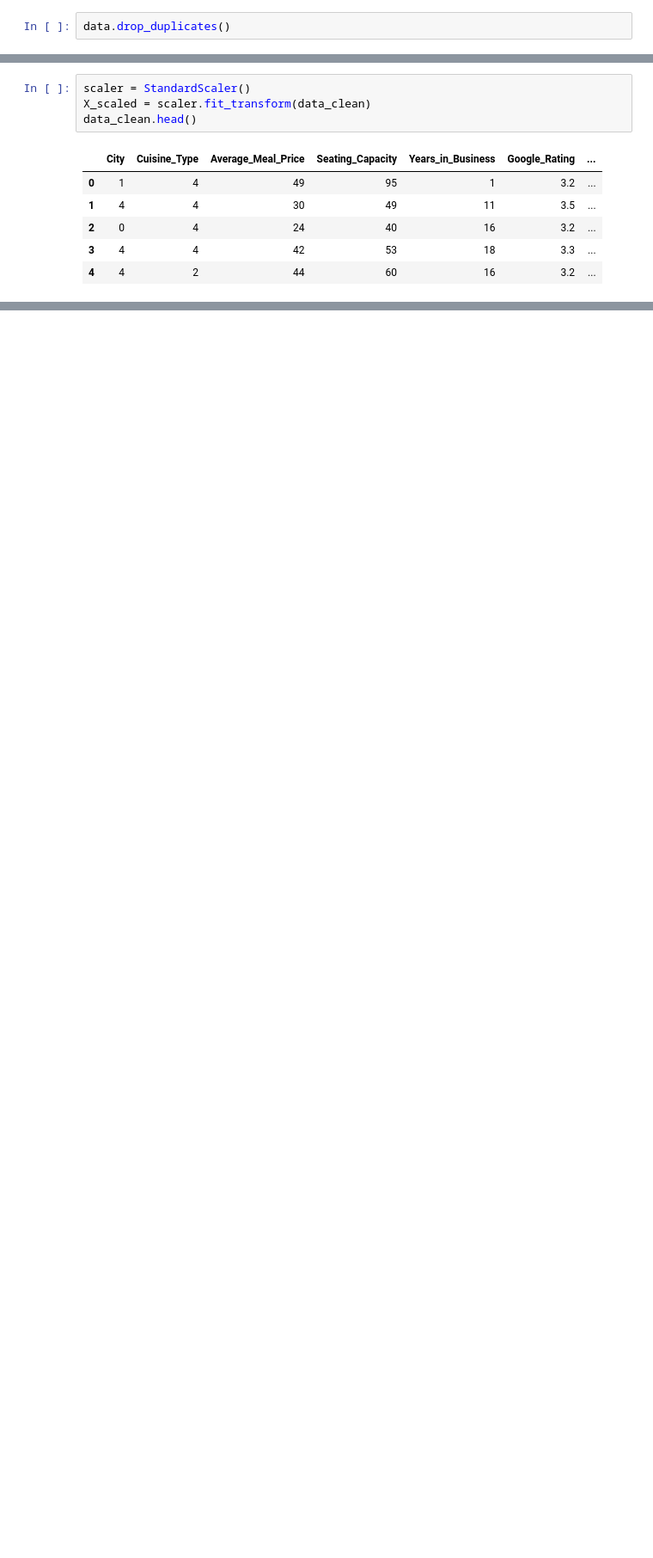
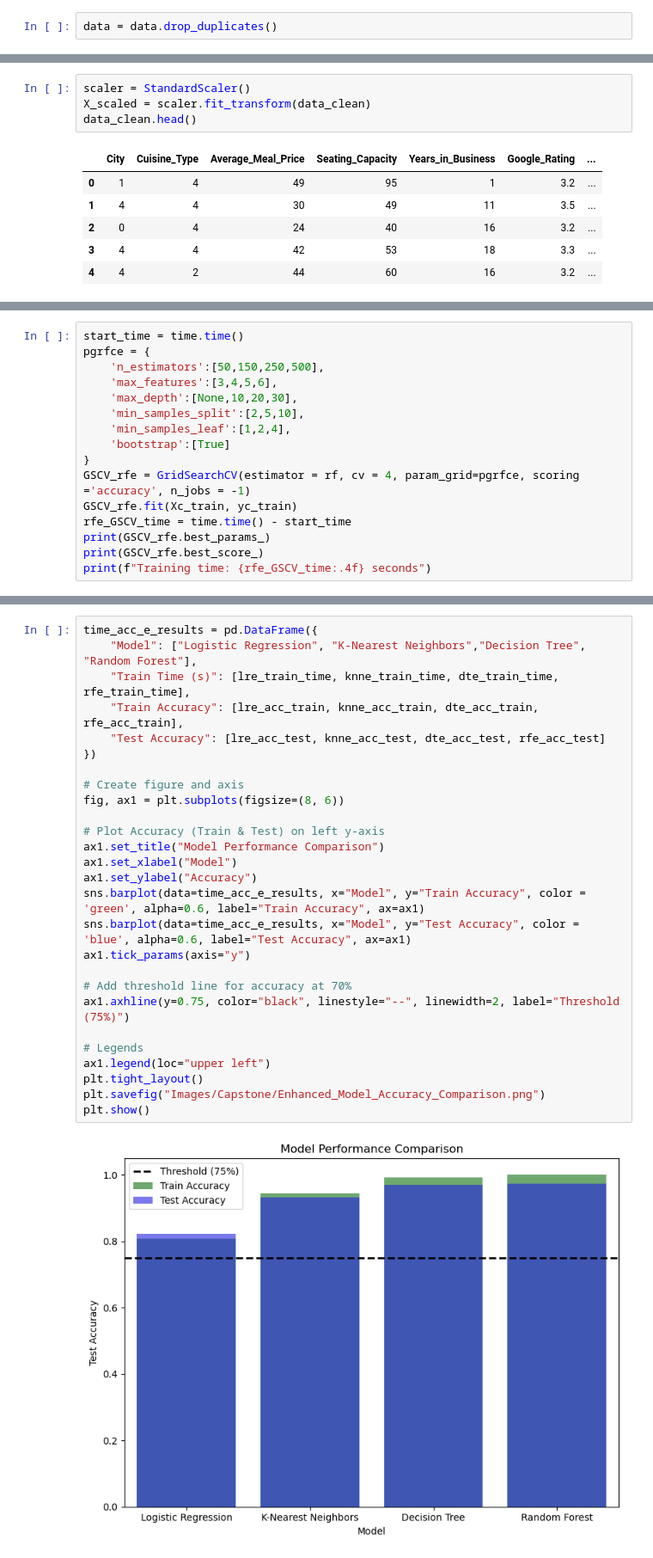
Before and after one commit to MarcusLui9/Restaurant_Success_and_Revenue_Prediction, a Jupyter notebook: Restaurant_Success_and_Revenue_Prediction (3).ipynb, the cells around one changed output, grey strips where cells are left out. Shown at 86% size. Drawn from its saved outputs; the diff is of its cells as text; blank space fills up the shorter version.

```diff
--- a/Restaurant_Success_and_Revenue_Prediction.ipynb
+++ b/Restaurant_Success_and_Revenue_Prediction (3).ipynb
@@ -64,4 +65,4 @@ Annual_Revenue             0
 Success_Label              0
 dtype: int64
 # %%
-data.drop_duplicates()
+data = data.drop_duplicates()
@@ -382,0 +659,16 @@ Xp_train, Xp_test, yp_train, yp_test = train_test_split(X_p, y_p, test_size=0.3,
+# %%
+start_time = time.time()
+pgrfce = {
+    'n_estimators':[50,150,250,500],
+    'max_features':[3,4,5,6],
+    'max_depth':[None,10,20,30],
+    'min_samples_split':[2,5,10],
+    'min_samples_leaf':[1,2,4],
+    'bootstrap':[True]
+}
+GSCV_rfe = GridSearchCV(estimator = rf, cv = 4, param_grid=pgrfce, scoring ='accuracy', n_jobs = -1)
+GSCV_rfe.fit(Xc_train, yc_train)
+rfe_GSCV_time = time.time() - start_time
+print(GSCV_rfe.best_params_)
+print(GSCV_rfe.best_score_)
+print(f"Training time: {rfe_GSCV_time:.4f} seconds")
@@ -382,0 +710,29 @@ Xp_train, Xp_test, yp_train, yp_test = train_test_split(X_p, y_p, test_size=0.3,
+# %%
+time_acc_e_results = pd.DataFrame({
+    "Model": ["Logistic Regression", "K-Nearest Neighbors","Decision Tree", "Random Forest"],
+    "Train Time (s)": [lre_train_time, knne_train_time, dte_train_time, rfe_train_time],
+    "Train Accuracy": [lre_acc_train, knne_acc_train, dte_acc_train, rfe_acc_train],
+    "Test Accuracy": [lre_acc_test, knne_acc_test, dte_acc_test, rfe_acc_test]
+})
+
+# Create figure and axis
+fig, ax1 = plt.subplots(figsize=(8, 6))
+
+# Plot Accuracy (Train & Test) on left y-axis
+ax1.set_title("Model Performance Comparison")
+ax1.set_xlabel("Model")
+ax1.set_ylabel("Accuracy")
+sns.barplot(data=time_acc_e_results, x="Model", y="Train Accuracy", color = 'green', alpha=0.6, label="Train Accuracy", ax=ax1)
+sns.barplot(data=time_acc_e_results, x="Model", y="Test Accuracy", color = 'blue', alpha=0.6, label="Test Accuracy", ax=ax1)
+ax1.tick_params(axis="y")
+
+# Add threshold line for accuracy at 70%
+ax1.axhline(y=0.75, color="black", linestyle="--", linewidth=2, label="Threshold (75%)")
+
+# Legends
+ax1.legend(loc="upper left")
+plt.tight_layout()
+plt.savefig("Images/Capstone/Enhanced_Model_Accuracy_Comparison.png")
+plt.show()
+# %% [output]
+[figure, added]
```
Also changed, not shown: parts of 46 cells of this notebook, 7 other files.
